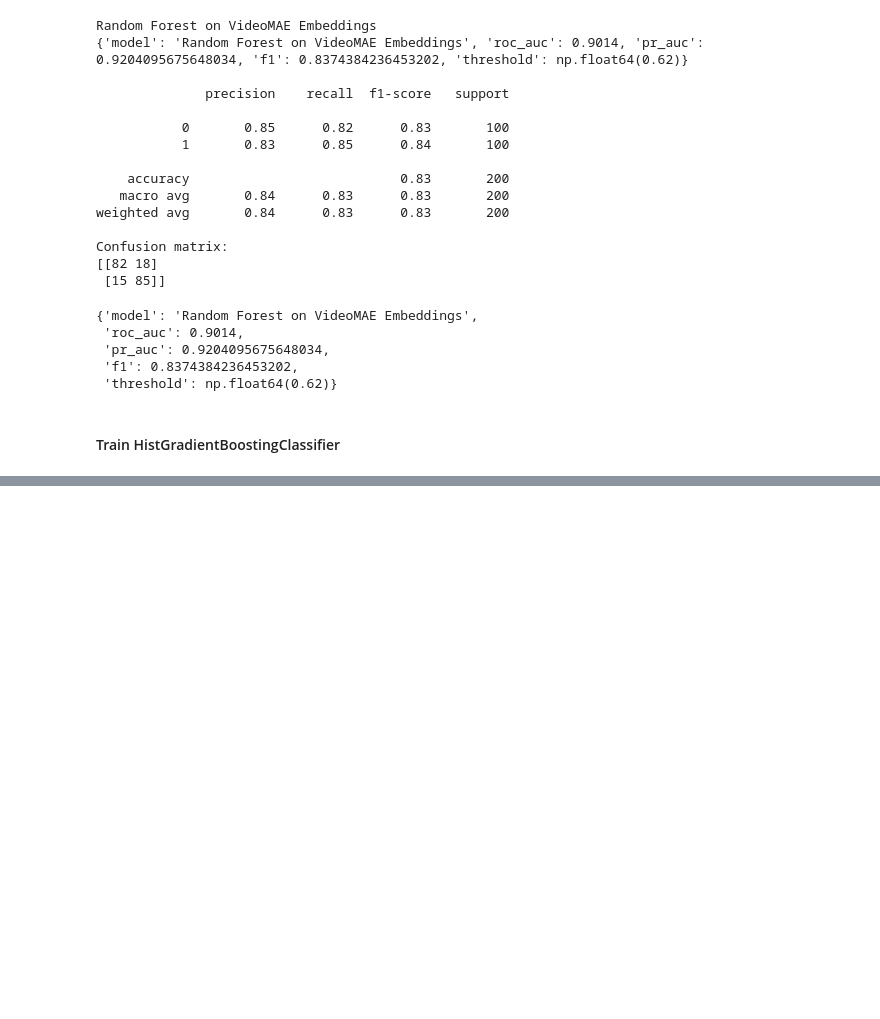
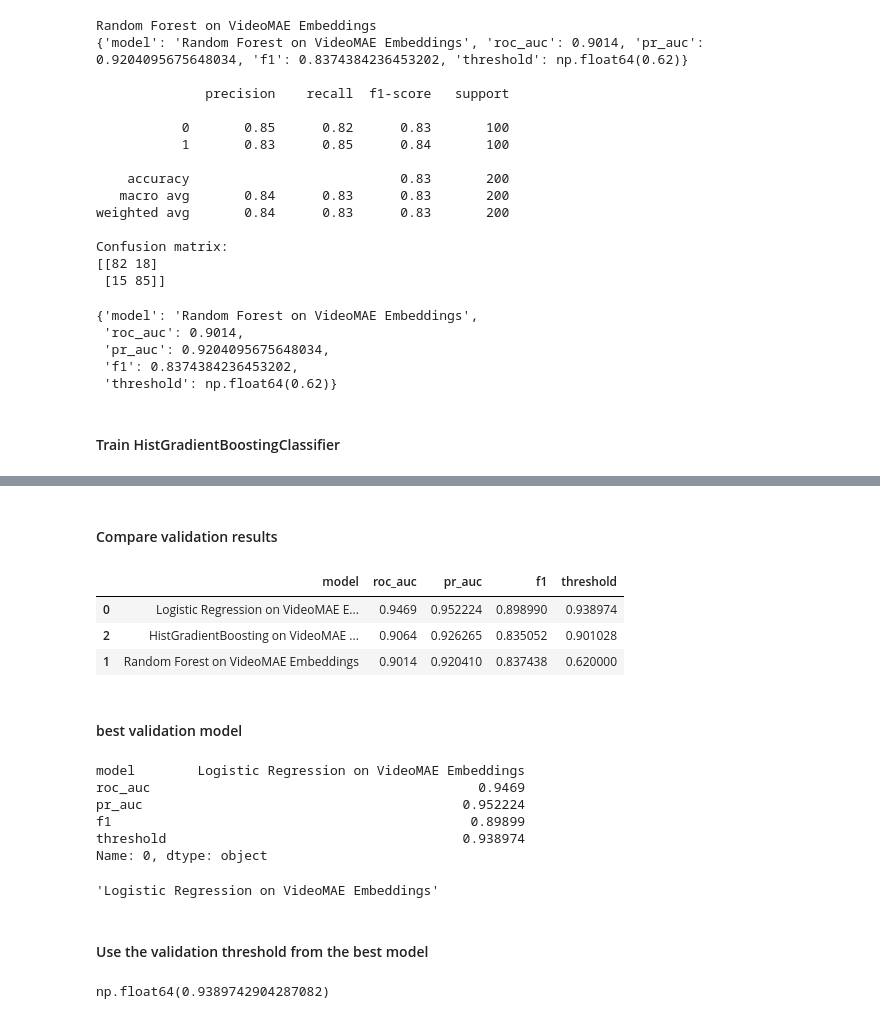
Before and after one commit to Phiziics/Computer-Vision, a Jupyter notebook: SentinelVision-AI/notebooks/05B_supervised_videomae_classifier.ipynb, the cells around one changed output, grey strips where cells are left out. Saved outputs shown, nothing was run; the diff lists cells and outputs as text; code cells hidden in the pictures; blank space fills up the shorter version.

Commit message:
completed model

```diff
--- a/SentinelVision-AI/notebooks/05B_supervised_videomae_classifier.ipynb
+++ b/SentinelVision-AI/notebooks/05B_supervised_videomae_classifier.ipynb
@@ -305,10 +305,6 @@ Confusion matrix:
 #### Train HistGradientBoostingClassifier
 # %%
 hist_gradient_boosting_model = HistGradientBoostingClassifier(
-    learning_rate=0.05,
-    max_iter=200,
-    max_leaf_nodes=15,
-    l2_regularization=0.1,
     random_state=42,
 )
 
@@ -318,0 +317,9 @@ hist_gradient_boosting_model.fit(
+# %%
+hist_gradient_boosting_valid_results = evaluate_classifier(
+    model_name="HistGradientBoosting on VideoMAE Embeddings",
+    model=hist_gradient_boosting_model,
+    features=features_valid,
+    target=target_valid,
+)
+
+hist_gradient_boosting_valid_results
@@ -318,0 +347,60 @@ hist_gradient_boosting_model.fit(
+# %% [markdown]
+#### Compare validation results
+# %%
+validation_results = pd.DataFrame(
+    [
+        logistic_regression_valid_results,
+        random_forest_valid_results,
+        hist_gradient_boosting_valid_results,
+    ]
+)
+
+validation_results.sort_values(
+    by="pr_auc",
+    ascending=False,
+)
+# %% [output]
+|  | model | roc_auc | pr_auc | f1 | threshold |
+| 0 | Logistic Regression on VideoMAE E... | 0.9469 | 0.952224 | 0.898990 | 0.938974 |
+| 2 | HistGradientBoosting on VideoMAE ... | 0.9064 | 0.926265 | 0.835052 | 0.901028 |
+| 1 | Random Forest on VideoMAE Embeddings | 0.9014 | 0.920410 | 0.837438 | 0.620000 |
+# %% [markdown]
+#### best validation model
+# %%
+best_validation_result = validation_results.sort_values(
+    by="pr_auc",
+    ascending=False,
+).iloc[0]
+
+best_validation_result
+# %% [output]
+model        Logistic Regression on VideoMAE Embeddings
+roc_auc                                          0.9469
+pr_auc                                         0.952224
+f1                                              0.89899
+threshold                                      0.938974
+Name: 0, dtype: object
+# %%
+trained_models = {
+    "Logistic Regression on VideoMAE Embeddings": logistic_regression_model,
+    "Random Forest on VideoMAE Embeddings": random_forest_model,
+    "HistGradientBoosting on VideoMAE Embeddings": hist_gradient_boosting_model,
+}
+
+best_model_name = best_validation_result["model"]
+
+best_model = trained_models[
+    best_model_name
+]
+
+best_model_name
+# %% [output]
+'Logistic Regression on VideoMAE Embeddings'
+# %% [markdown]
+#### Use the validation threshold from the best model
+# %%
+best_threshold = best_validation_result["threshold"]
+
+best_threshold
+# %% [output]
+np.float64(0.9389742904287082)
```
Also changed, not shown: parts of 12 cells of this notebook.
